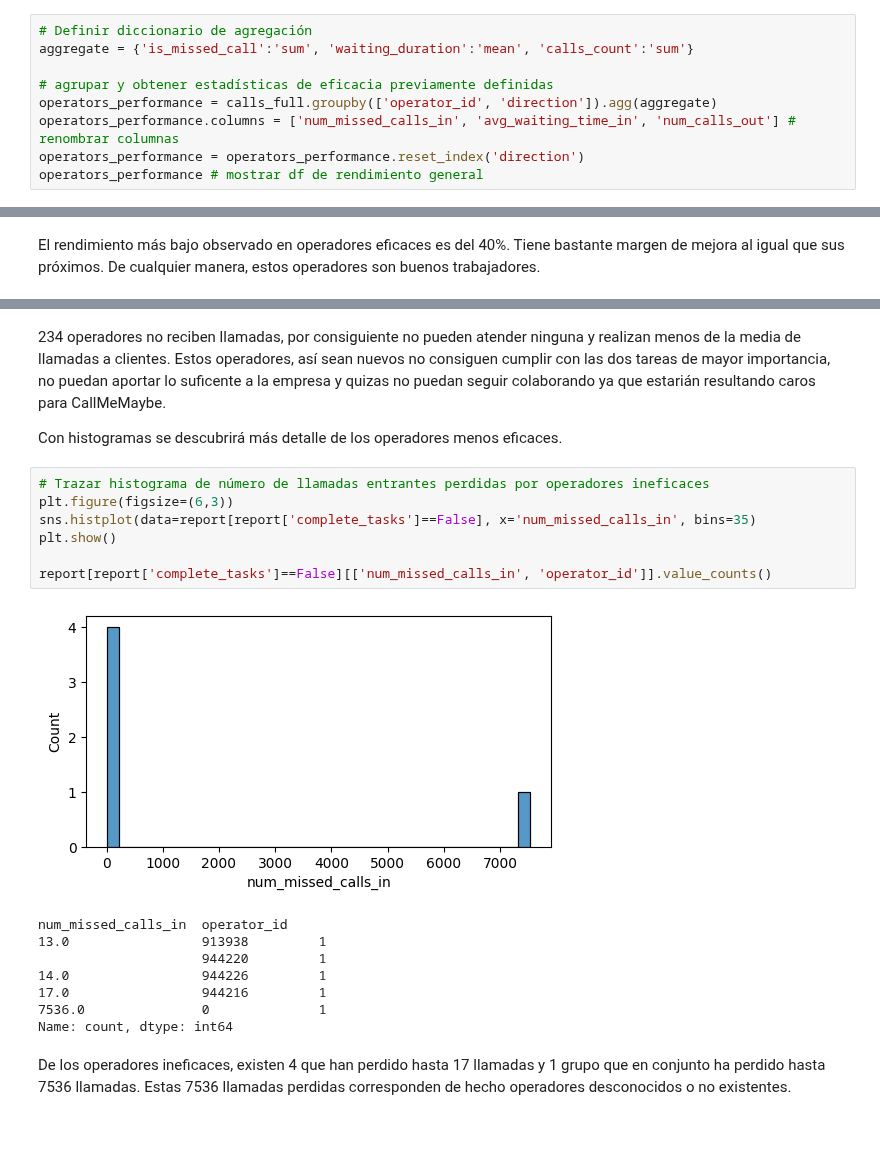
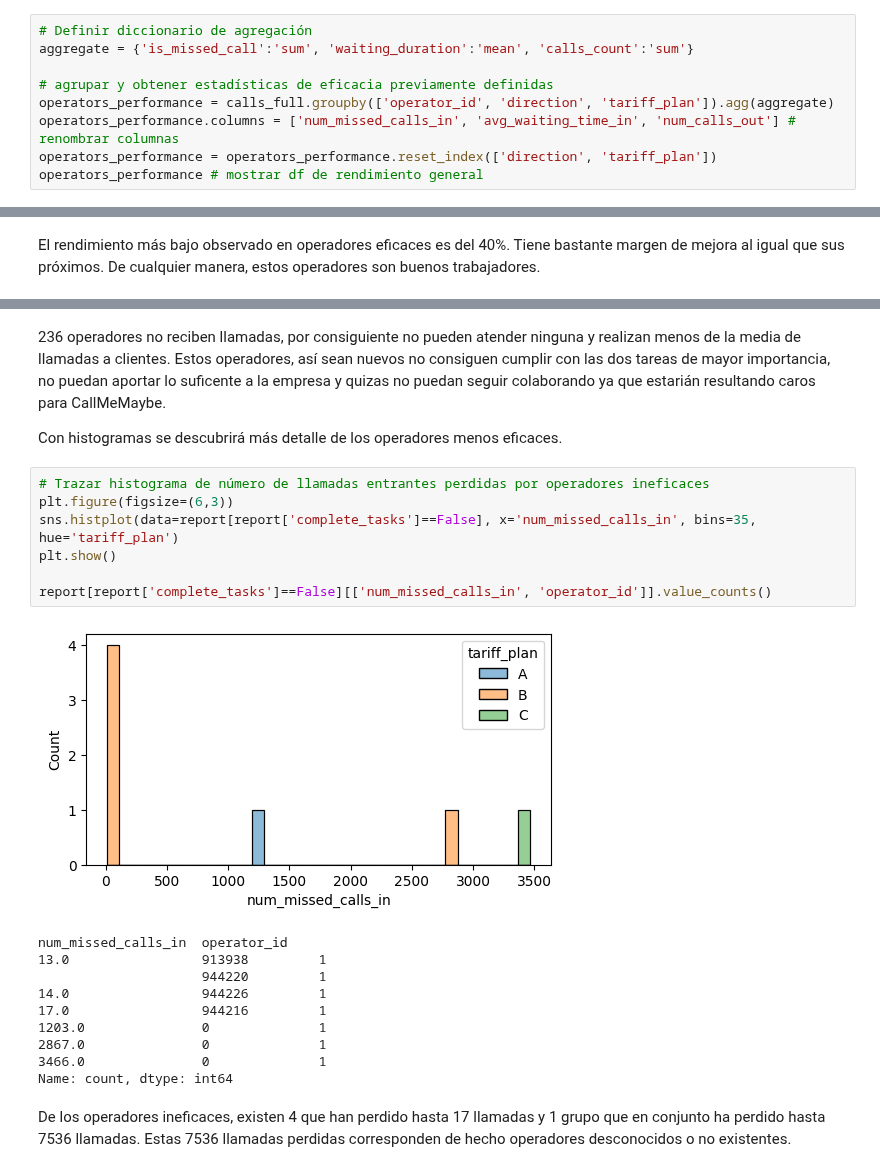
Before and after one commit to ScinDBad/DA_proyecto_final, a Jupyter notebook: proyecto_sp_14.ipynb, the cells around one changed output, grey strips where cells are left out. Saved outputs shown, nothing was run; the diff lists cells and outputs as text; blank space fills up the shorter version.

```diff
--- a/proyecto_sp_14.ipynb
+++ b/proyecto_sp_14.ipynb
@@ -613,8 +612,8 @@ calls_full['waiting_duration'] = calls_full['total_call_duration'] - calls_full[
 aggregate = {'is_missed_call':'sum', 'waiting_duration':'mean', 'calls_count':'sum'}
 
 # agrupar y obtener estadísticas de eficacia previamente definidas
-operators_performance = calls_full.groupby(['operator_id', 'direction']).agg(aggregate)
+operators_performance = calls_full.groupby(['operator_id', 'direction', 'tariff_plan']).agg(aggregate)
 operators_performance.columns = ['num_missed_calls_in', 'avg_waiting_time_in', 'num_calls_out'] # renombrar columnas
-operators_performance = operators_performance.reset_index('direction')
+operators_performance = operators_performance.reset_index(['direction', 'tariff_plan'])
 operators_performance # mostrar df de rendimiento general
 # %% [output]
@@ -862,22 +878,24 @@ report[report['complete_tasks']==False].sort_values('num_calls_out', ascending=F
 # %% [markdown]
-234 operadores no reciben llamadas, por consiguiente no pueden atender ninguna y realizan menos de la media de llamadas a clientes. Estos operadores, así sean nuevos no consiguen cumplir con las dos tareas de mayor importancia, no puedan aportar lo suficente a la empresa y quizas no puedan seguir colaborando ya que estarián resultando caros para CallMeMaybe.
+236 operadores no reciben llamadas, por consiguiente no pueden atender ninguna y realizan menos de la media de llamadas a clientes. Estos operadores, así sean nuevos no consiguen cumplir con las dos tareas de mayor importancia, no puedan aportar lo suficente a la empresa y quizas no puedan seguir colaborando ya que estarián resultando caros para CallMeMaybe.
 
 Con histogramas se descubrirá más detalle de los operadores menos eficaces.
 # %%
 # Trazar histograma de número de llamadas entrantes perdidas por operadores ineficaces
 plt.figure(figsize=(6,3))
-sns.histplot(data=report[report['complete_tasks']==False], x='num_missed_calls_in', bins=35)
+sns.histplot(data=report[report['complete_tasks']==False], x='num_missed_calls_in', bins=35, hue='tariff_plan')
 plt.show()
 
 report[report['complete_tasks']==False][['num_missed_calls_in', 'operator_id']].value_counts()
 # %% [output]
-[figure, old version]
+[figure, new version]
 num_missed_calls_in  operator_id
 13.0                 913938         1
                      944220         1
 14.0                 944226         1
 17.0                 944216         1
-7536.0               0              1
+1203.0               0              1
+2867.0               0              1
+3466.0               0              1
 Name: count, dtype: int64
 # %% [markdown]
 De los operadores ineficaces, existen 4 que han perdido hasta 17 llamadas y 1 grupo que en conjunto ha perdido hasta 7536 llamadas. Estas 7536 llamadas perdidas corresponden de hecho operadores desconocidos o no existentes.
```
Also changed, not shown: parts of 19 cells of this notebook.
